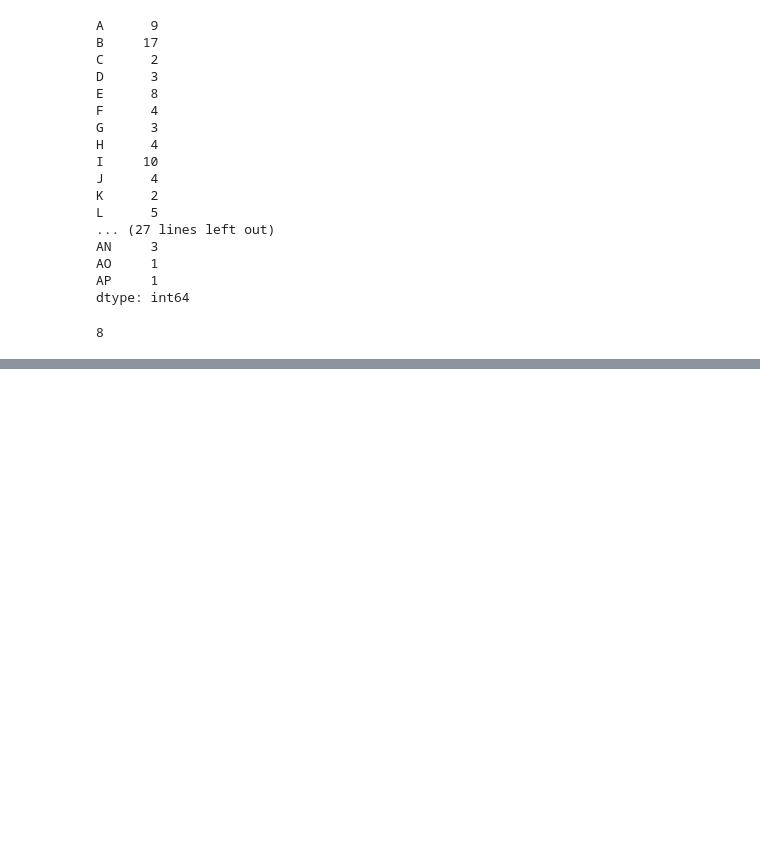
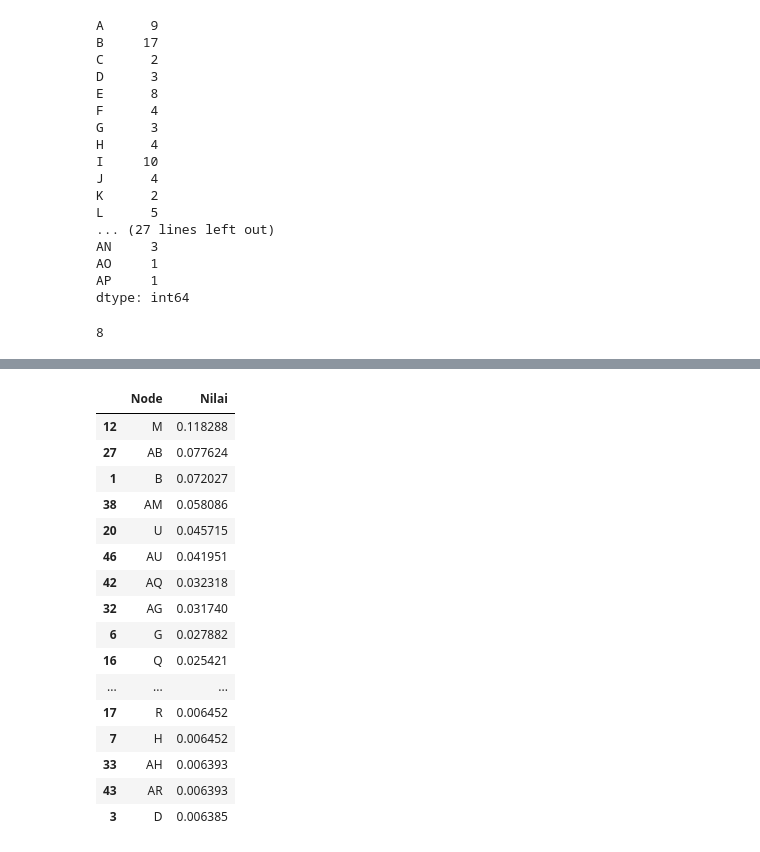
Before and after one commit to morenzoe/PageRank_COVID-19, a Jupyter notebook: pagerank.ipynb, the cells around one changed output, grey strips where cells are left out. Saved outputs shown, nothing was run; the diff lists cells and outputs as text; code cells hidden in the pictures; blank space fills up the shorter version.

Commit message:
Weight model update.

```diff
--- a/pagerank.ipynb
+++ b/pagerank.ipynb
@@ -237,4 +221,24 @@ df_weight
 # %%
 df_weight_sorted=df_weight.sort_values(by=['Nilai'], ascending=False)
+# %%
+df_weight_sorted
+# %% [output]
+|  | Node | Nilai |
+| 12 | M | 0.118288 |
+| 27 | AB | 0.077624 |
+| 1 | B | 0.072027 |
+| 38 | AM | 0.058086 |
+| 20 | U | 0.045715 |
+| 46 | AU | 0.041951 |
+| 42 | AQ | 0.032318 |
+| 32 | AG | 0.031740 |
+| 6 | G | 0.027882 |
+| 16 | Q | 0.025421 |
+| ... | ... | ... |
+| 17 | R | 0.006452 |
+| 7 | H | 0.006452 |
+| 33 | AH | 0.006393 |
+| 43 | AR | 0.006393 |
+| 3 | D | 0.006385 |
 # %%
 df_weight_sorted.to_csv("/content/drive/My Drive/BENMAX-ITS/Programming/PageRank_COVID-19/models/weight_1.csv")
```
Also changed, not shown: parts of 17 cells of this notebook, 2 other files.
